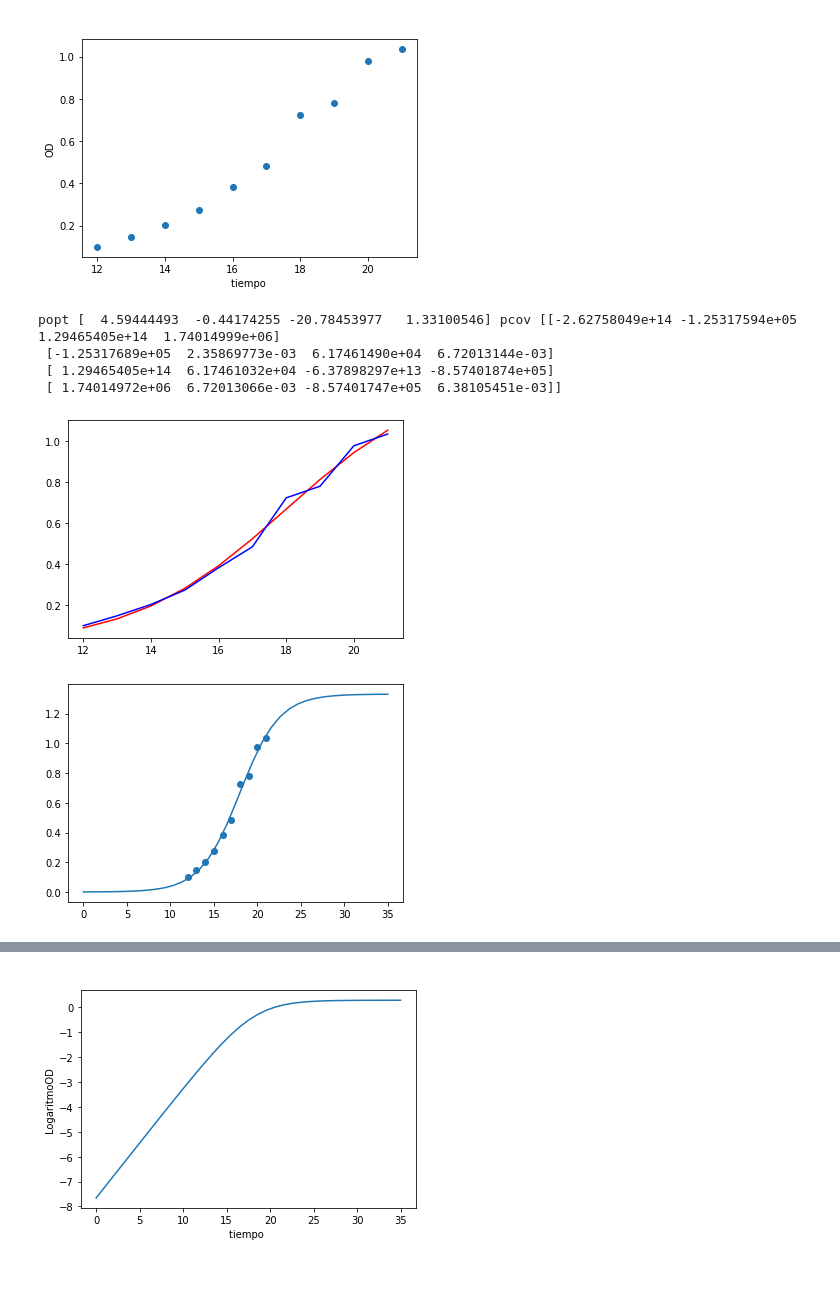
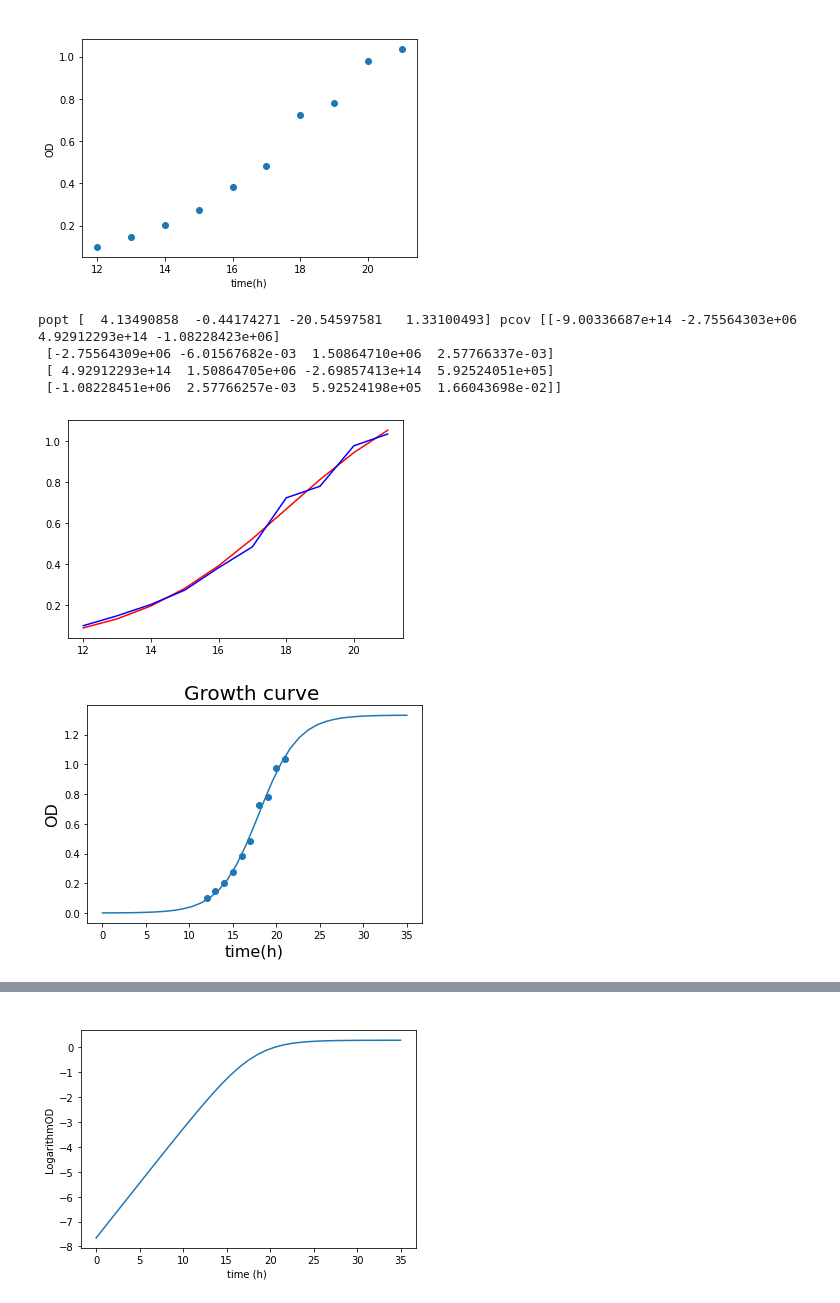
Before and after one commit to Ivonne-Rojas/Simulation-of-Different-Age-Distributions-for-the-Analysis-of-the-Aging-Curve-of-a-Population-of-S., a Jupyter notebook: Experimental_growth_curve_fit.ipynb, the cells around one changed output, grey strips where cells are left out. Drawn from its saved outputs; the diff is of its cells as text; code cells hidden in the pictures; blank space fills up the shorter version.

```diff
--- a/Experimental_growth_curve_fit.ipynb
+++ b/Experimental_growth_curve_fit.ipynb
@@ -37,31 +37,39 @@ def fsigmoid(x,a,b,c,k):
 #k load capacity, a initial population, b growth rate,c parameter
 xdata = np.linspace(0, 35, 35)
 ydata = np.random.normal(size=len(xdata))
-popt, pcov = curve_fit(fsigmoid, Ntiempo, NOD)
-a=curve_fit(fsigmoid,Ntiempo,NOD)
+popt, pcov = curve_fit(fsigmoid, Ntime, NOD)
+a=curve_fit(fsigmoid,Ntime,NOD)
 print('popt',popt,'pcov', pcov)
 plt.figure()
-plt.plot(Ntiempo, fsigmoid(Ntiempo, *popt), 'r-', label='fit')
+plt.plot(Ntime, fsigmoid(Ntime, *popt), 'r-', label='fit')
 #plt.plot(x,y)
-plt.plot(Ntiempo, NOD, 'b-', label='data')
+plt.plot(Ntime, NOD, 'b-', label='data')
 plt.show()
 # %% [output]
-popt [  4.59444493  -0.44174255 -20.78453977   1.33100546] pcov [[-2.62758049e+14 -1.25317594e+05  1.29465405e+14  1.74014999e+06]
- [-1.25317689e+05  2.35869773e-03  6.17461490e+04  6.72013144e-03]
- [ 1.29465405e+14  6.17461032e+04 -6.37898297e+13 -8.57401874e+05]
- [ 1.74014972e+06  6.72013066e-03 -8.57401747e+05  6.38105451e-03]]
+popt [  4.13490858  -0.44174271 -20.54597581   1.33100493] pcov [[-9.00336687e+14 -2.75564303e+06  4.92912293e+14 -1.08228423e+06]
+ [-2.75564309e+06 -6.01567682e-03  1.50864710e+06  2.57766337e-03]
+ [ 4.92912293e+14  1.50864705e+06 -2.69857413e+14  5.92524051e+05]
+ [-1.08228451e+06  2.57766257e-03  5.92524198e+05  1.66043698e-02]]
 [figure]
 # %%
 ylist=[]
 for i in xdata:
   y=fsigmoid(i,popt[0],popt[1],popt[2],popt[3])
   ylist.append(y)
-# %%
-plt.plot(xdata,ylist)
-plt.scatter(tiempo, OD)
-plt.show()
-# %% [output]
-[figure, removed]
+# %%
+plt.plot(xdata,ylist)
+plt.scatter(time, OD)
+axes = plt.gca()
+plt.xlabel('time(h)')
+plt.ylabel('OD')
+plt.title('Growth curve ')
+axes.title.set_size(20)
+axes.xaxis.label.set_size(16)
+axes.yaxis.label.set_size(16)
+plt.savefig('Growth curve ajuste_2.png')
+plt.show()
+# %% [output]
+[figure, added]
 # %%
 #takes the logarithm of OD
 LogOD=[]
```
Also changed, not shown: parts of 8 cells of this notebook.
